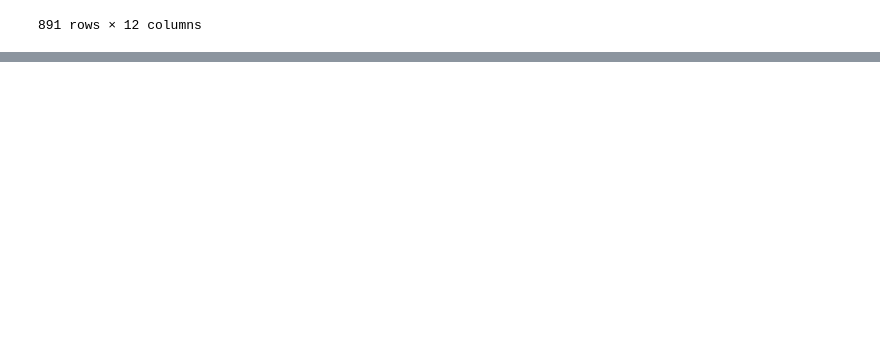
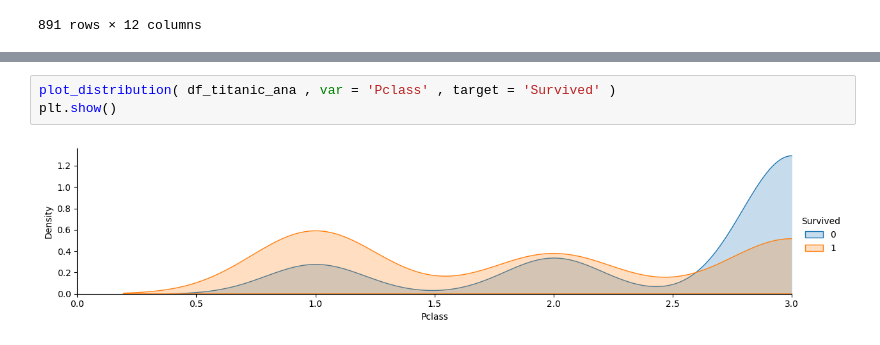
Before and after one commit to zy-shih/titanic-analysis, a Jupyter notebook: 鐵達尼號存活預測(2)reference.ipynb, the cells around one changed output, grey strips where cells are left out. Cells and saved outputs as stored; diff of their text form; blank space fills up the shorter version.

```diff
--- a/鐵達尼號存活預測(2)reference.ipynb
+++ b/鐵達尼號存活預測(2)reference.ipynb
@@ -49,0 +70,5 @@ plt.show()
+# %%
+plot_distribution( df_titanic_ana , var = 'Pclass' , target = 'Survived' )
+plt.show()
+# %% [output]
+[figure, added]
```
Also changed, not shown: parts of 12 cells of this notebook.
